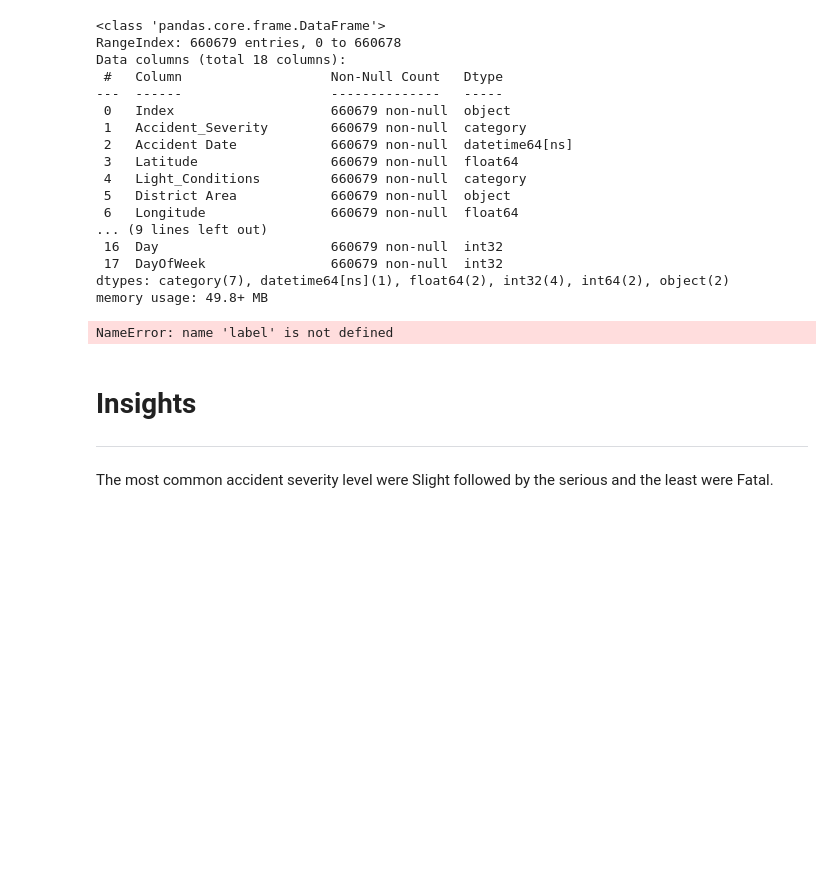
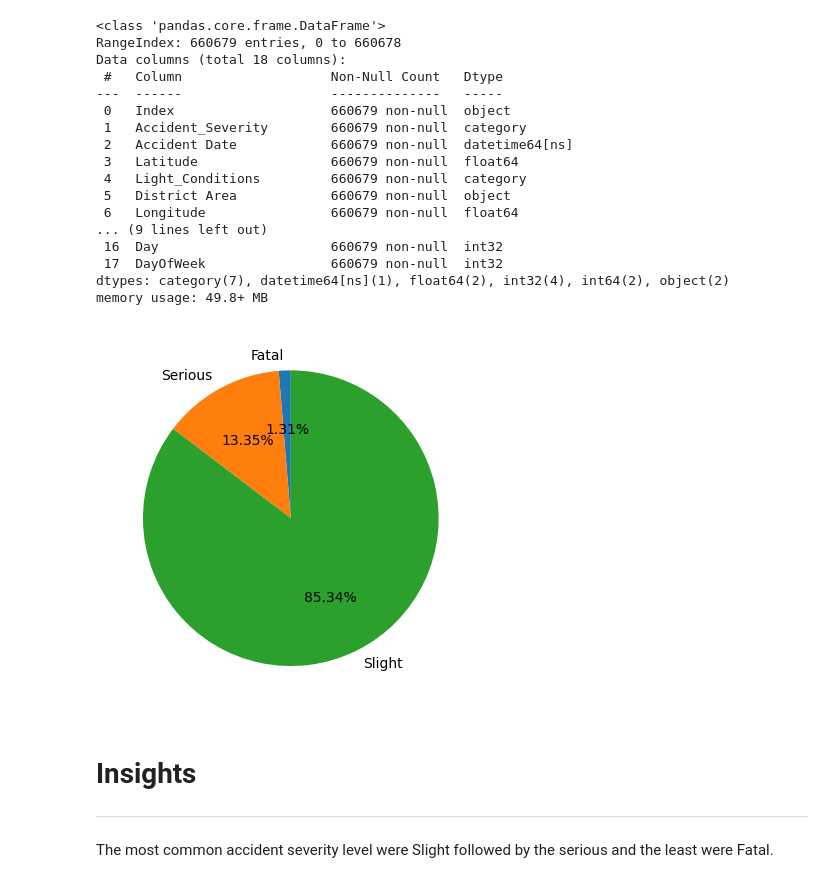
Before and after one commit to jerwinq19/ITELEC303, a Jupyter notebook: Activity 2.ipynb, the cells around one changed output. Saved outputs shown, nothing was run; the diff lists cells and outputs as text; code cells hidden in the pictures; blank space fills up the shorter version.

Commit message:
Added 3 heat map and 3 plot and insights.

```diff
--- a/Activity 2.ipynb
+++ b/Activity 2.ipynb
@@ -442,9 +442,10 @@ dtypes: category(7), datetime64[ns](1), float64(2), int32(4), int64(2), object(2
 memory usage: 49.8+ MB
 # %%
 data = df.groupby('Accident_Severity')['Number_of_Casualties'].size()
-plt.pie(data, labels = label, autopct='%1.2f%%', startangle=90)
+plt.pie(data, labels = data.index, autopct='%1.2f%%', startangle=90)
+plt.show()
 # %% [output]
-NameError: name 'label' is not defined
+[figure, added]
 # %% [markdown]
 <h1>Insights</h1>
 <hr>
```
Also changed, not shown: parts of 14 cells of this notebook, 2 other files.
